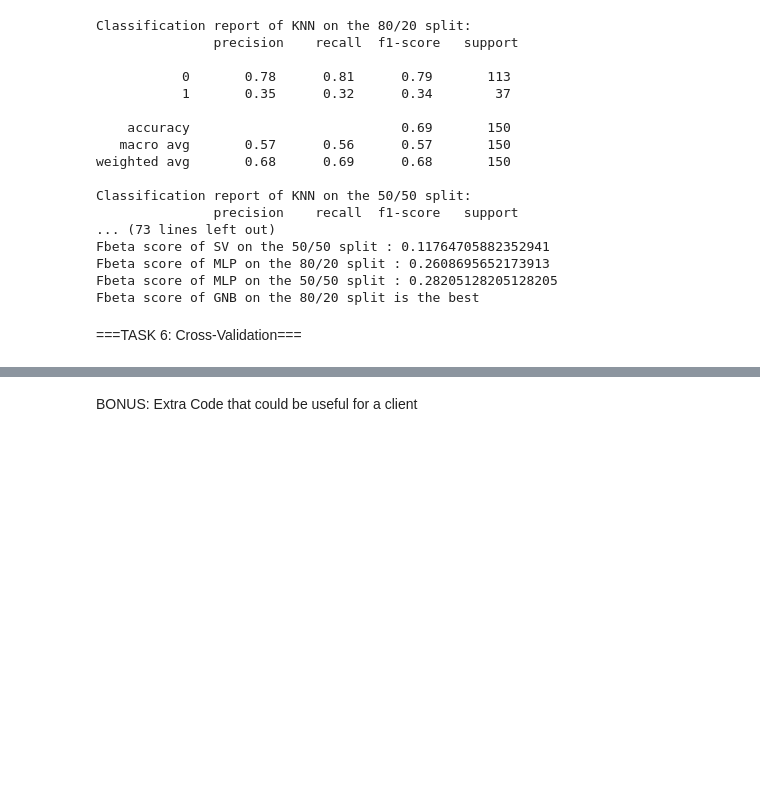
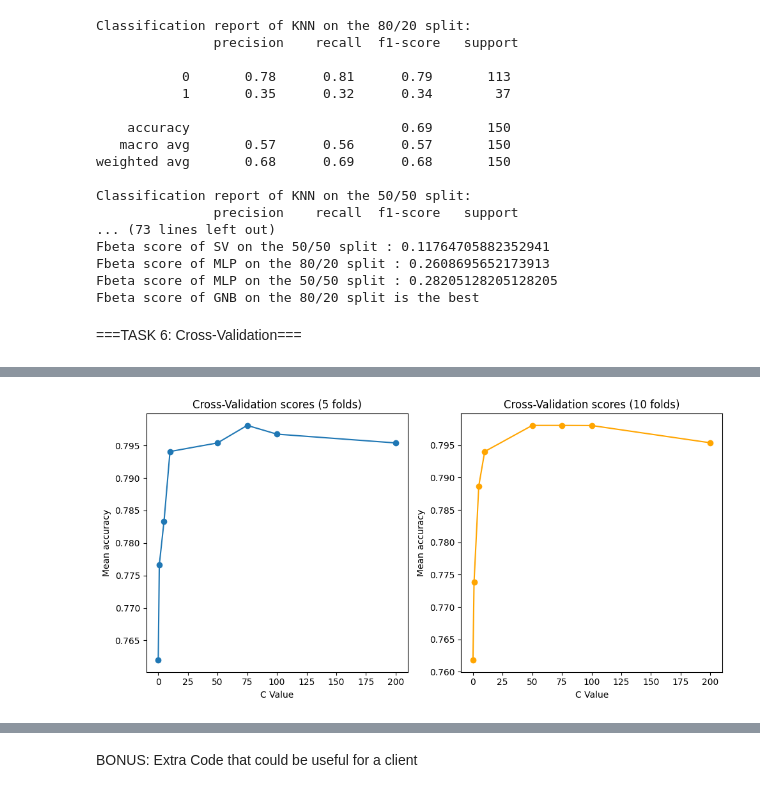
Before and after one commit to JasonvO2222/DA_P3, a Jupyter notebook: DA3notebook.ipynb, the cells around one changed output, grey strips where cells are left out. Cells and saved outputs as stored; diff of their text form; code cells hidden in the pictures; blank space fills up the shorter version.

```diff
--- a/DA3notebook.ipynb
+++ b/DA3notebook.ipynb
@@ -525,0 +429,82 @@ Best accuracy for SVC on 50/50 split after tuning: 0.7688888888888888
+# %%
+# creating predictors and target
+X = df.drop('class', axis=1)
+y = df['class']
+
+# defining KFolds, k=10 and k=5
+kf5 = KFold(n_splits=5, shuffle=True, random_state=11)
+kf10 = KFold(n_splits=10, shuffle=True, random_state=11)
+
+# defining the parameter for the parameter search and its options
+parameter_search = {'C': [0.1, 1, 5, 10, 50, 75, 100, 200]}
+
+# applying gridsearch on both the Kfolds
+svc_grid_5fold = GridSearchCV(SVC(), parameter_search, cv=kf5, scoring='accuracy')
+svc_grid_5fold.fit(X, y)
+svc_5fold_best_param = svc_grid_5fold.best_params_
+
+svc_grid_10fold = GridSearchCV(SVC(), parameter_search, cv=kf10, scoring='accuracy')
+svc_grid_10fold.fit(X, y)
+svc_10fold_best_param = svc_grid_10fold.best_params_
+
+# what is the best parameter found by the gridsearch
+print("Best parameter for SVC using 5 folds:", svc_5fold_best_param)
+print("Best parameter for SVC using 10 folds:", svc_10fold_best_param)
+
+# refitting the SVC classifier with the best found C value
+svc_5fold_best = SVC(C=svc_5fold_best_param['C'])
+svc_5fold_best.fit(X, y)
+svc_5fold_best_accuracy = svc_grid_5fold.best_score_
+
+svc_10fold_best = SVC(C=svc_10fold_best_param['C'])
+svc_10fold_best.fit(X, y)
+svc_10fold_best_accuracy = svc_grid_10fold.best_score_
+
+# On same C values the accuracy should be roughly the same
+print("Best accuracy for SVC using 5 folds after tuning:", svc_5fold_best_accuracy)
+print("Best accuracy for SVC using 10 folds after tuning:", svc_10fold_best_accuracy)
+
+
+# Plotting mean accuracys for both KFolds
+mean_scores_5fold = svc_grid_5fold.cv_results_['mean_test_score']
+mean_scores_10fold = svc_grid_10fold.cv_results_['mean_test_score']
+C_values = parameter_search['C']
+
+plt.figure(figsize=(10, 5))
+
+plt.subplot(1, 2, 1)
+plt.plot(C_values, mean_scores_5fold, marker='o')
+plt.title('Cross-Validation scores (5 folds)')
+plt.xlabel('C Value')
+plt.ylabel('Mean accuracy')
+
+plt.subplot(1, 2, 2)
+plt.plot(C_values, mean_scores_10fold, marker='o', color='orange')
+plt.title('Cross-Validation scores (10 folds)')
+plt.xlabel('C Value')
+plt.ylabel('Mean accuracy')
+
+plt.tight_layout()
+plt.show()
+
+# Comparing accuracies before and after applying KFold
+average_scores = [sv50_accuracy, sv80_accuracy, svc_5fold_best_accuracy, svc_10fold_best_accuracy]
+splits = ['50/50', '80/20', '5-Fold', '10-Fold']
+
+# using differnt colors for each bar for better visibility
+colors = ['skyblue', 'orange', 'green', 'red']
+
+x = np.arange(len(splits))
+
+plt.figure(figsize=(8, 6))
+bars = plt.bar(x, average_scores, color=colors)
+
+plt.xlabel('Data Split / K-Fold Type')
+plt.ylabel('Accuracy')
+plt.title('Comparison of Accuracy for Different Splits and K-Folds')
+
+plt.xticks(x, splits)
+
+plt.tight_layout()
+plt.show()
+# %% [output]
@@ -525,0 +515 @@ Best accuracy for SVC on 50/50 split after tuning: 0.7688888888888888
+[figure, added]
```
Also changed, not shown: parts of 2 cells of this notebook.
